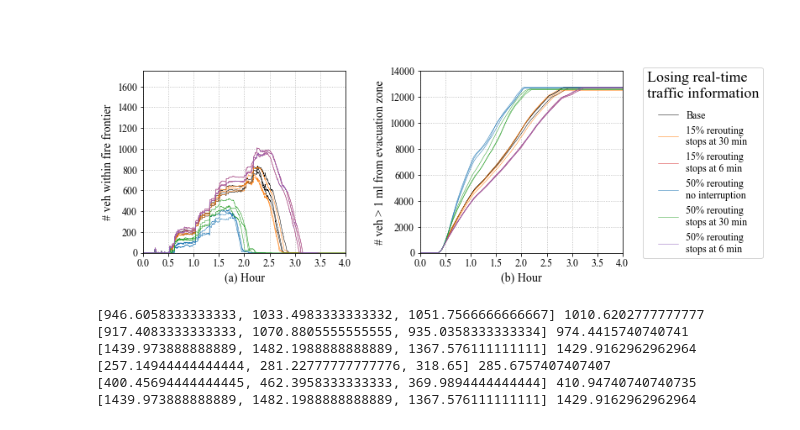
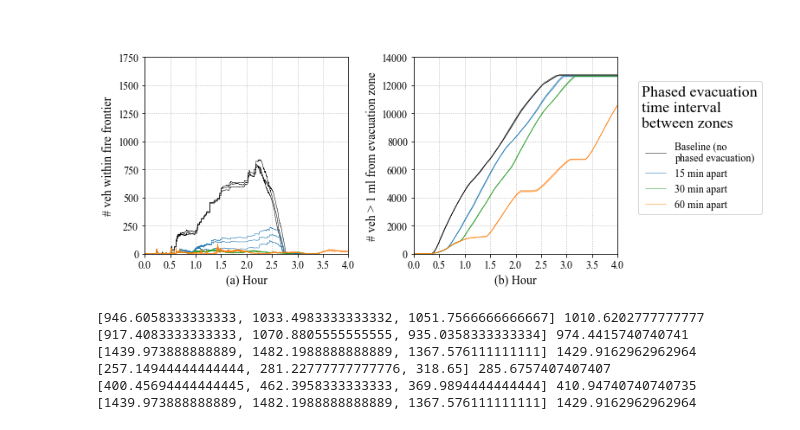
Before and after one commit to cb-cities/spatial_queue, a Jupyter notebook: model/berkeley_visualization.ipynb, the cells around one changed output. Saved outputs shown, nothing was run; the diff lists cells and outputs as text; code cells hidden in the pictures.

```diff
--- a/model/berkeley_visualization.ipynb
+++ b/model/berkeley_visualization.ipynb
@@ -32,94 +32,102 @@ matplotlib.rc('text', usetex = False)
 b_random_seed=0
 b_fire_speed, d_fire_speed = 1, {1: 'Baseline: 1991\nOakland Firestorm', 0.5: r'0.5 $\times$ baseline speed', 2: r'2.0 $\times$ baseline speed'}
 b_dept_time_id, d_dept_time_id, d_dept_time_id2 = 'mid', {
-    'fst': 'Baseline (fast):\nN(20 min, 10 min)',
-    'mid': 'Medium:\nN(40 min, 20 min)',
+    'fst': 'Fast:\nN(20 min, 10 min)',
+    'mid': 'Baseline (medium):\nN(40 min, 20 min)',
     'slw': 'Slow:\nN(60 min, 30 min)'}, {
     'fst': 'Baseline\ncumulative departure',
     'mid': 'Medium scenario\ncumulative departure',
     'slw': 'Slow scenario\ncumulative departure'}
-b_tow_pct, d_tow_pct = 0.1, {0: 'Baseline (0%)', 0.1: '10%', 0.25: '25%'}
+b_tow_pct, d_tow_pct = 0.1, {0: '0%', 0.1: 'Baseline (10%)', 0.25: '25%'}
 b_hh_veh, d_hh_veh = 'survey', {'survey': 'Baseline (survey):\n44%/43%/13% hh\nwith 1/2/3 veh', 1: '1 veh/hh', 3: '3 veh/hh'}
-b_reroute_pct, d_reroute_pct = 0.15, {0: 'Baseline (0%)', 0.2: '20%', 0.5: '50%', 1: '100%'}
+b_reroute_pct, d_reroute_pct = 0.15, {0: '0%', 0.15: 'Baseline (15%)', 0.5: '50%', 1: '100%'}
 b_phase_tdiff, d_phase_tdiff = 0, {0: 'Baseline (no\nphased evacuation)', 15: '15 min apart', 30: '30 min apart', 60: '60 min apart'}
 b_counterflow, d_counterflow = 0, {0: 'Baseline\n(no contraflow)', 1: 'Contraflow short', 2: 'Contraflow long'}
 b_reroute_id, d_reroute_id = "0", {"0": "Base", "1": "Routing stops at 1hr", "2": "Routing stops at 2hrs", "0.1": "rerouting stops\nat 6 min", "0.5": "rerouting stops\nat 30 min", "0.17": "rerouting stops at 10min"}
 
 ### fire speed
-fig, ax = plt.subplots(1, 2, figsize=(10, 5))
-fig.tight_layout(pad=5)
+fig, ax = plt.subplots(1, 2, figsize=(11, 4.5))
+# fig.tight_layout(pad=5)
 fig.suptitle(' ')
-color = iter(['k'] + [plt.rcParams['axes.prop_cycle'].by_key()['color'][1], plt.rcParams['axes.prop_cycle'].by_key()['color'][3], plt.rcParams['axes.prop_cycle'].by_key()['color'][0], plt.rcParams['axes.prop_cycle'].by_key()['color'][2], plt.rcParams['axes.prop_cycle'].by_key()['color'][4], plt.rcParams['axes.prop_cycle'].by_key()['color'][5]])
+color = iter(['k'] + [plt.rcParams['axes.prop_cycle'].by_key()['color'][0], plt.rcParams['axes.prop_cycle'].by_key()['color'][2], plt.rcParams['axes.prop_cycle'].by_key()['color'][1], plt.rcParams['axes.prop_cycle'].by_key()['color'][2], plt.rcParams['axes.prop_cycle'].by_key()['color'][4], plt.rcParams['axes.prop_cycle'].by_key()['color'][5]])
 
+# reroute_pct = b_reroute_pct
 # for fire_speed in [1, 0.5, 2]:
 # for dept_time_id in ['fst', 'mid', 'slw']:
 # for tow_pct in [0, 0.1, 0.25]:
 # for hh_veh in ['survey', 1, 3]:
-# for reroute_pct in [0, 0.2, 0.5, 1]:
+# for reroute_pct in [0, 0.15, 0.5, 1]:
 # for reroute_id in ['0', '0.5', '0.1']:
-# for phase_tdiff in [0, 15, 30, 60]:
+for phase_tdiff in [0, 15, 30, 60]:
 # for counterflow in [0, 1, 2]:
-label_list = iter(['Base', '15% rerouting\nstops at 30 min', '15% rerouting\nstops at 6 min', '50% rerouting\nno interruption', '50% rerouting\nstops at 30 min', '50% rerouting\nstops at 6 min'])
-for (reroute_pct, reroute_id) in [(0.15, '0'), (0.15, '0.5'), (0.15, "0.1"), (0.5, "0"), (0.5, '0.5'), (0.5, '0.1')]:
+# label_list = iter(['Base', '15% rerouting\nstops at 30 min', '15% rerouting\nstops at 6 min', '50% rerouting\nno interruption', '50% rerouting\nstops at 30 min', '50% rerouting\nstops at 6 min'])
+# for (reroute_pct, reroute_id) in [(0.15, '0'), (0.15, '0.5'), (0.15, "0.1"), (0.5, "0"), (0.5, '0.5'), (0.5, '0.1')]:
     c = next(color)
-    line_label = next(label_list)
-    if reroute_pct==0.15 and reroute_id=='0': random_seed_list = [0,5,10]
-    elif reroute_pct==0.15 and reroute_id=='0.1': random_seed_list = [0,5,10]
-    elif reroute_pct==0.15 and reroute_id=='0.5': random_seed_list = [0,2,10]
-    elif reroute_pct==0.5 and reroute_id=='0': random_seed_list = [0,5,10]
-    elif reroute_pct==0.5 and reroute_id=='0.1': random_seed_list = [0,5,10]
-    elif reroute_pct==0.5 and reroute_id=='0.5': random_seed_list = [3,6,8]
-    else: pass
+    # line_label = next(label_list)
+    # if reroute_pct==0.15 and reroute_id=='0': random_seed_list = [0,5,10]
+    # elif reroute_pct==0.15 and reroute_id=='0.1': random_seed_list = [0,5,10]
+    # elif reroute_pct==0.15 and reroute_id=='0.5': random_seed_list = [0,2,10]
+    # elif reroute_pct==0.5 and reroute_id=='0': random_seed_list = [0,5,10]
+    # elif reroute_pct==0.5 and reroute_id=='0.1': random_seed_list = [0,5,10]
+    # elif reroute_pct==0.5 and reroute_id=='0.5': random_seed_list = [3,6,8]
+    # else: random_seed_list = [0,5,10]
+    if dept_time_id in ['mid', 'slw']: random_seed_list = [0,5,10]
+    else: random_seed_list = [0,2,4]
     for random_seed in random_seed_list:
         try:
-            if reroute_pct == 0.5 and (reroute_id in ['0', '0.1']):
-                file_name = '../projects/berkeley_trb/simulation_outputs/t_stats/t_stats_reroute_stp_rs{}_f{}_dt{}_tow{}_hhv{}_r{}_rs{}_pt{}_cf{}.csv'.format(random_seed, b_fire_speed, b_dept_time_id, b_tow_pct, b_hh_veh, reroute_pct, reroute_id, b_phase_tdiff, b_counterflow)
-            else:
-                file_name = '../projects/berkeley_trb/simulation_outputs/t_stats/t_stats_link_gps_cnt_rs{}_f{}_dt{}_tow{}_hhv{}_r{}_rs{}_pt{}_cf{}.csv'.format(random_seed, b_fire_speed, b_dept_time_id, b_tow_pct, b_hh_veh, reroute_pct, reroute_id, b_phase_tdiff, b_counterflow)
+            # if reroute_pct == 0.5 and (reroute_id in ['0', '0.1']):
+            #     file_name = '/home/bingyu/Documents/traffic_data/berkeley_trb/simulation_outputs/t_stats/t_stats_reroute_stp_rs{}_f{}_dt{}_tow{}_hhv{}_r{}_rs{}_pt{}_cf{}.csv'.format(random_seed, b_fire_speed, b_dept_time_id, b_tow_pct, b_hh_veh, reroute_pct, reroute_id, b_phase_tdiff, b_counterflow)
+            # else:
+            #   file_name = '/home/bingyu/Documents/traffic_data/berkeley_trb/simulation_outputs/t_stats/t_stats_link_gps_cnt_rs{}_f{}_dt{}_tow{}_hhv{}_r{}_rs{}_pt{}_cf{}.csv'.format(random_seed, b_fire_speed, b_dept_time_id, b_tow_pct, b_hh_veh, reroute_pct, reroute_id, b_phase_tdiff, b_counterflow)
+            file_name = '/home/bingyu/Documents/traffic_data/berkeley_trb/simulation_outputs/t_stats/t_stats_rs{}_f{}_dt{}_tow{}_hhv{}_r{}_pt{}_cf{}.csv'.format(random_seed, b_fire_speed, b_dept_time_id, b_tow_pct, b_hh_veh, b_reroute_pct, phase_tdiff, b_counterflow)
             res = pd.read_csv(file_name)
             # print(res.head(1))
         except FileNotFoundError:
             print('{} not found'.format(file_name))
             continue
         line,= ax[0].plot(res['t']/3600, res['neg_fdist'], lw=0.5, c=c)
         # line,= ax[0].plot(res['t']/3600, res['avg_fdist'], lw=0.5, c=c)
         if random_seed in [2, 3, 5]:
-        #     line.set_label(d_reroute_id[reroute_id])
-            line.set_label(line_label)
+            line.set_label(d_phase_tdiff[phase_tdiff])
+            # line.set_label(line_label)
 
         ax[0].set_ylabel('# veh within fire frontier')
         ax[0].set_xlabel('(a) Hour')
         ax[0].set_xlim([0, 4])
         # ax[0].set_xlim([2.5, 3.5])
         ax[0].set_ylim([0, 1750])
-#         ax[0].set_ylim([0, 3000])
+        # ax[0].set_ylim([0, 3000])
         ax[0].set_xticks(np.arange(0, 4.5, 0.5))
-        # ax[0].set_yticks(np.arange(0, 1800, 250))
+        ax[0].set_yticks(np.arange(0, 1800, 250))
         ax[0].grid(ls=':')
 
         ax[1].plot((res['t']/3600).values.tolist()+[6], (res['out_evac_buffer_cnts']+res['arr']).values.tolist()+[np.max(res['arr'])], lw=0.5, c=c)
-#         line2,= ax[1].plot((res['t']/3600).values.tolist(), (12677-res['init']-res['load']).values.tolist(), lw=0.5, c=c, ls='--', dashes=(5, 10))
-#         if random_seed == 5:
-#             line2.set_label(d_dept_time_id2[dept_time_id])
-#         ax[1].set_ylabel('# veh > 1 ml from evacuation zone\nor # veh started evacuation')
+        # line2,= ax[1].plot((res['t']/3600).values.tolist(), (12677-res['init']-res['load']).values.tolist(), lw=0.5, c=c, ls='--', dashes=(5, 10))
         ax[1].set_ylabel('# veh > 1 ml from evacuation zone')
+        # ax[1].set_ylabel('# veh > 1 ml from evacuation zone\nor # veh started evacuation')
+        # if random_seed == 2:
+        #     ax[1].text(0.3, 11000, 'Dashed line:\ncumulative\ndeparture')
+        #     ax[1].text(2, 5000, 'Solid line:\nVehicles >1 mile from\nthe evacuation area')
         ax[1].set_xlabel('(b) Hour')
         ax[1].set_xlim([0, 4])
         ax[1].set_ylim([0, 14000])
         # ax[1].set_ylim([0, 20000])
         ax[1].set_xticks(np.arange(0, 4.5, 0.5))
         ax[1].set_yticks(np.arange(0, 15000, 2000))
         ax[1].grid(ls=':')
 
 handles, labels = ax[0].get_legend_handles_labels()
 handles2, labels2 = ax[1].get_legend_handles_labels()
-leg = plt.legend(handles+handles2, labels+labels2, loc=[1.1,-0.03])
-leg.set_title("Losing real-time\ntraffic information", prop = {'size': 18})
+leg = plt.legend(handles+handles2, labels+labels2, loc=[1.1, 0.2])
+leg.set_title("Phased evacuation\ntime interval\nbetween zones", prop = {'size': 18})
 leg._legend_box.sep = 12
 leg._legend_box.align = "center"
-plt.show()
+# plt.show()
+plt.tight_layout()
+# plt.subplots_adjust(bottom=0.19)
+plt.savefig('/home/bingyu/Documents/traffic_data/berkeley_trb/visualization_outputs/figures/phased2.png', dpi=300,  facecolor='white', transparent=False)
 # %% [output]
-[figure, old version]
+[figure, new version]
 # %%
 # for counterflow in [0, 1, 2]:
 # for fire_speed in [1, 0.5, 2]:
```
Also changed, not shown: 5 other files.
